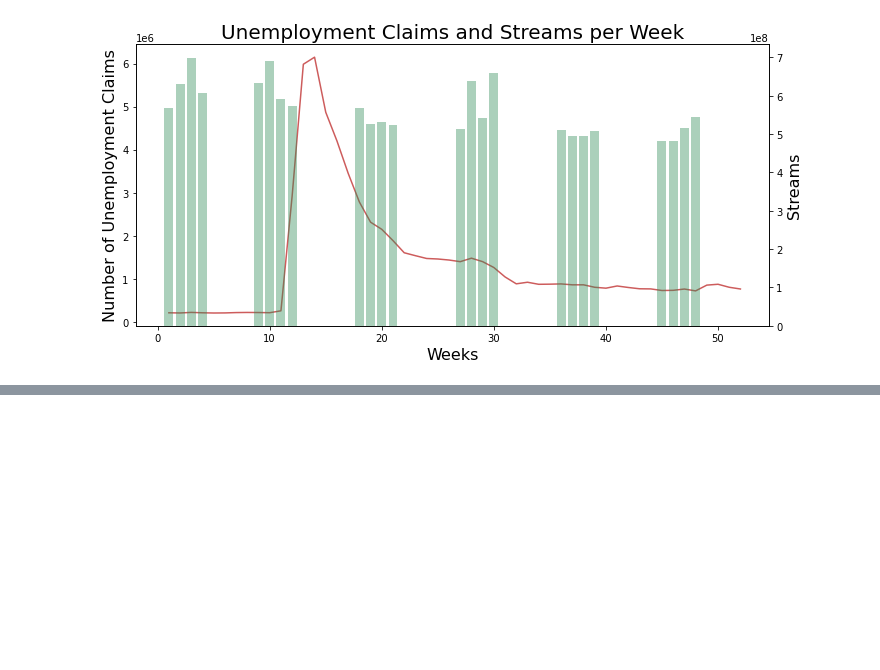
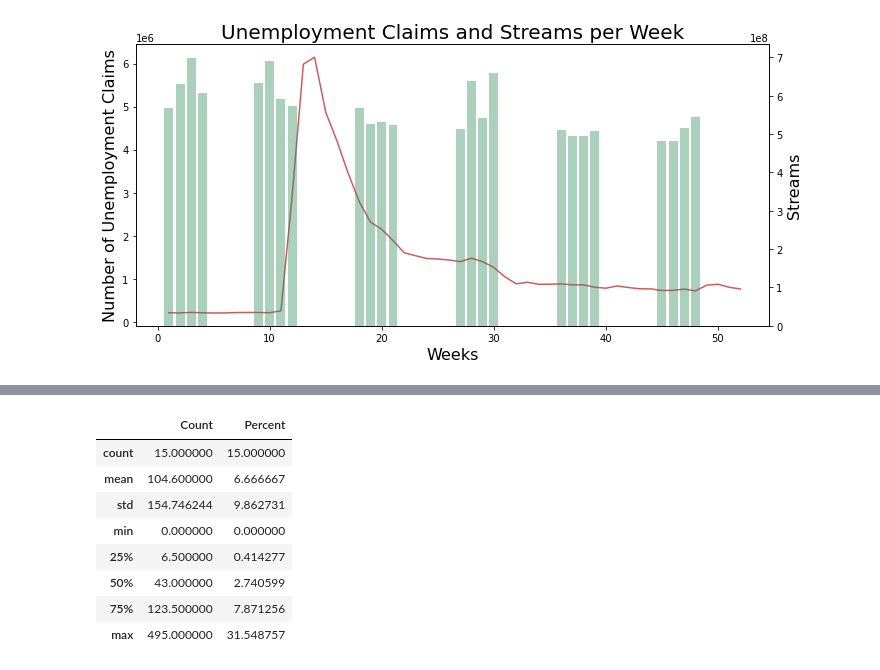
Before and after one commit to Teablee/project-one, a Jupyter notebook: graphs.ipynb, the cells around one changed output, grey strips where cells are left out. Saved outputs shown, nothing was run; the diff lists cells and outputs as text; code cells hidden in the pictures; blank space fills up the shorter version.

```diff
--- a/graphs.ipynb
+++ b/graphs.ipynb
@@ -959,0 +1081,12 @@ plt.show()
+# %%
+sorted_all_viral_genre_df.describe()
+# %% [output]
+|  | Count | Percent |
+| count | 15.000000 | 15.000000 |
+| mean | 104.600000 | 6.666667 |
+| std | 154.746244 | 9.862731 |
+| min | 0.000000 | 0.000000 |
+| 25% | 6.500000 | 0.414277 |
+| 50% | 43.000000 | 2.740599 |
+| 75% | 123.500000 | 7.871256 |
+| max | 495.000000 | 31.548757 |
```
Also changed, not shown: parts of 15 cells of this notebook, 2 other files.
